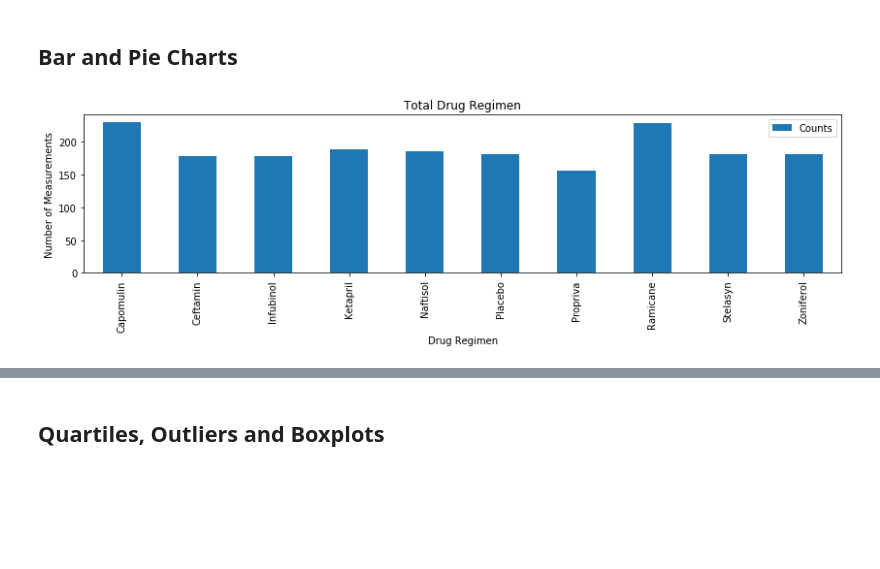
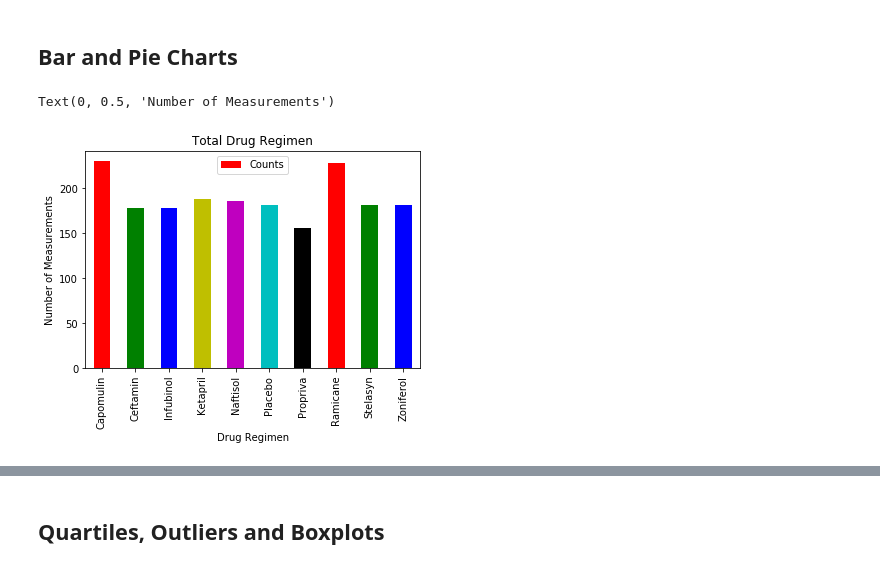
Before and after one commit to cblank210/matplotlib-challenge, a Jupyter notebook: Pymaceuticals/pymaceuticals.ipynb, the cells around one changed output, grey strips where cells are left out. Cells and saved outputs as stored; diff of their text form; code cells hidden in the pictures; blank space fills up the shorter version.

```diff
--- a/Pymaceuticals/pymaceuticals.ipynb
+++ b/Pymaceuticals/pymaceuticals.ipynb
@@ -132,19 +132,17 @@ dr_agg_stats
 # %%
 # Get x axis values for Drug Regimen Counts
 x_axis = list(comb_dr_stats.index.values)
 
 # Get y axis
 y_axis = clean_study.groupby(['Drug Regimen']).count()
 y_axis = y_axis[['Tumor Volume (mm3)']]
 y_axis.columns = ['Counts']
 
 # Generate a bar plot showing the total number of measurements taken on each drug regimen using pandas.
-dr_chart = y_axis.plot.bar(title='Total Drug Regimen',figsize=(14,3))
-dr_chart.set_xlabel('Drug Regimen')
-dr_chart.set_ylabel('Number of Measurements')
-plt.legend(loc='best')
-plt.show()
+panda_bar = y_axis.plot(kind='bar', title='Total Drug Regimen',color='rgbymck')
+panda_bar.set_ylabel('Number of Measurements')
 # %% [output]
+Text(0, 0.5, 'Number of Measurements')
-[figure, old version]
+[figure, new version]
 # %%
 # Generate a bar plot showing the total number of measurements taken on each drug regimen using pyplot.
```
Also changed, not shown: parts of 6 cells of this notebook.
